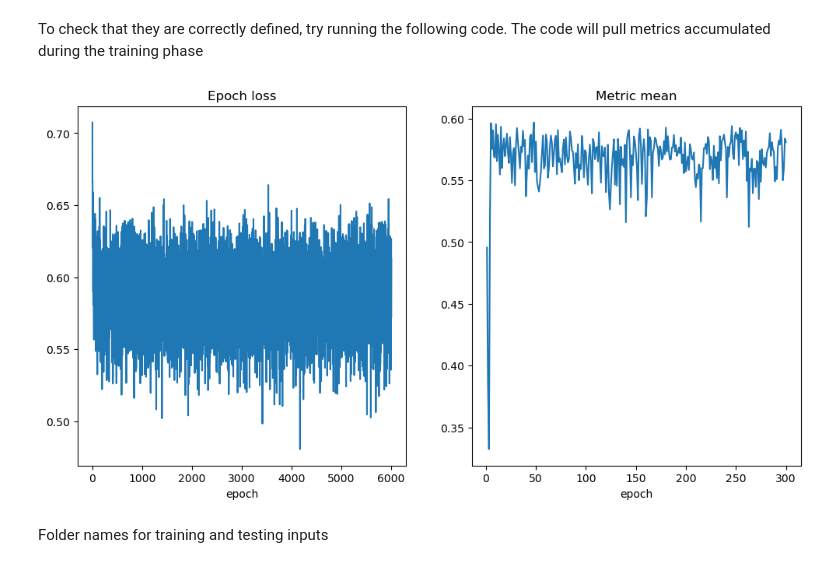
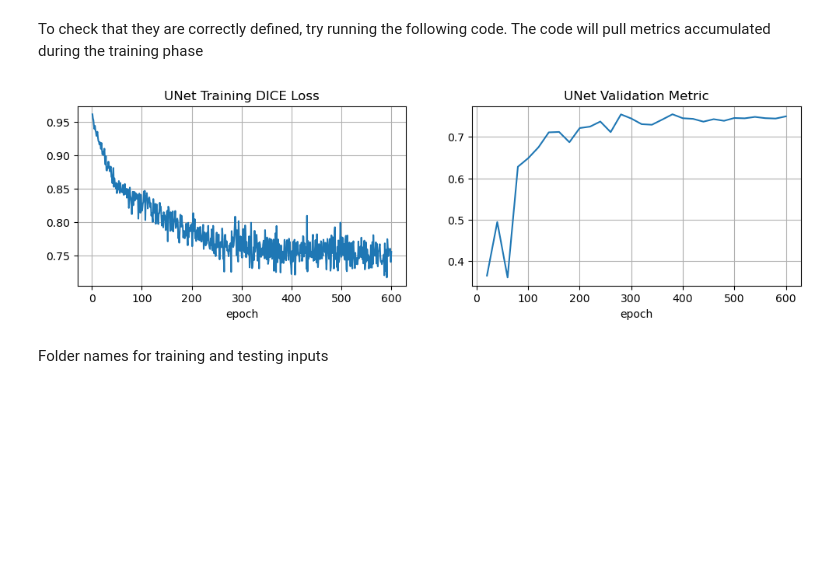
Before and after one commit to mushroonhead/eecs545_medImageSeg, a Jupyter notebook: test_one_hot.ipynb, the cells around one changed output. Cells and saved outputs as stored; diff of their text form; code cells hidden in the pictures; blank space fills up the shorter version.

```diff
--- a/test_one_hot.ipynb
+++ b/test_one_hot.ipynb
@@ -45,7 +52,7 @@ from grp_transforms import ForceSyncAffined
 'model_dir' specifies the folder where all the output after training the model should go, including the actual model itself and any metrics that have been used to quantify the training and testing performance.
 # %%
 in_dir = 'data/task_data'
-model_dir = 'data/task_results'
+model_dir = 'data/prev_train_results/unet_1_full_noFlip/' # 'data/task_results'
 # %% [markdown]
 Set model used
 # %%
@@ -95,24 +102,28 @@ metric_mean = np.load(os.path.join(model_dir, 'metric_mean.npy'))
 To check that they are correctly defined, try running the following code.
 The code will pull metrics accumulated during the training phase
 # %%
-plt.figure("Results 25 june", (12, 6))
+val_interval = 20
+max_x = 600
+
+plt.figure("Results 25 june", (12, 3))
 plt.subplot(1, 2, 1)
-plt.title("Epoch loss")
-x = [i + 1 for i in range(len(epoch_loss))]
-y = epoch_loss
+plt.title(f"{model_type} Training DICE Loss")
+x = [i + 1 for i in range(min(max_x, len(epoch_loss)))]
+y = epoch_loss[:max_x]
 plt.xlabel("epoch")
+plt.grid()
 plt.plot(x, y)
 
 plt.subplot(1, 2, 2)
-plt.title("Metric mean")
-x = [i + 1 for i in range(len(metric_mean))]
-y = metric_mean
+plt.title(f"{model_type} Validation Metric")
+x = [(i + 1) * val_interval for i in range(min(int(max_x/val_interval), len(metric_mean)))]
+y = metric_mean[:int(max_x/val_interval)]
 plt.xlabel("epoch")
 plt.plot(x, y)
-
+plt.grid()
 plt.show()
 # %% [output]
-[figure, old version]
+[figure, new version]
 # %% [markdown]
 Folder names for training and testing inputs
 # %%
```
Also changed, not shown: parts of 13 cells of this notebook, 3 other files.
